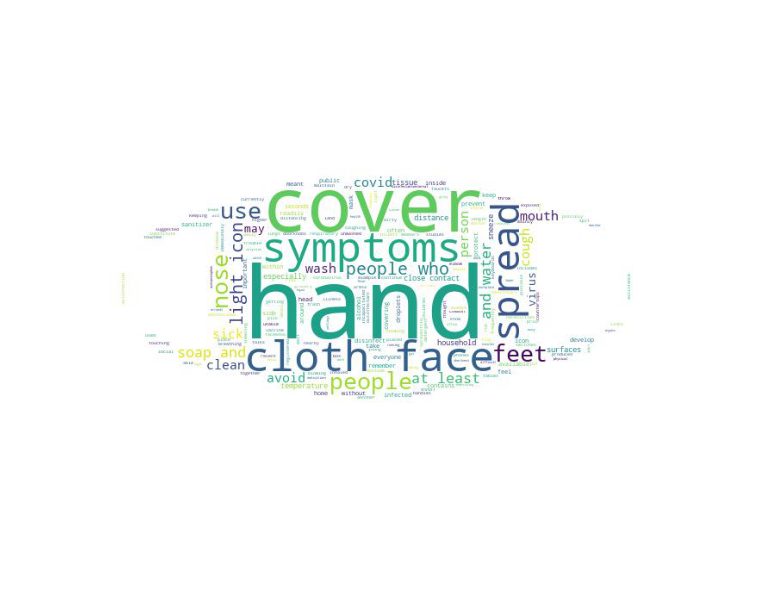
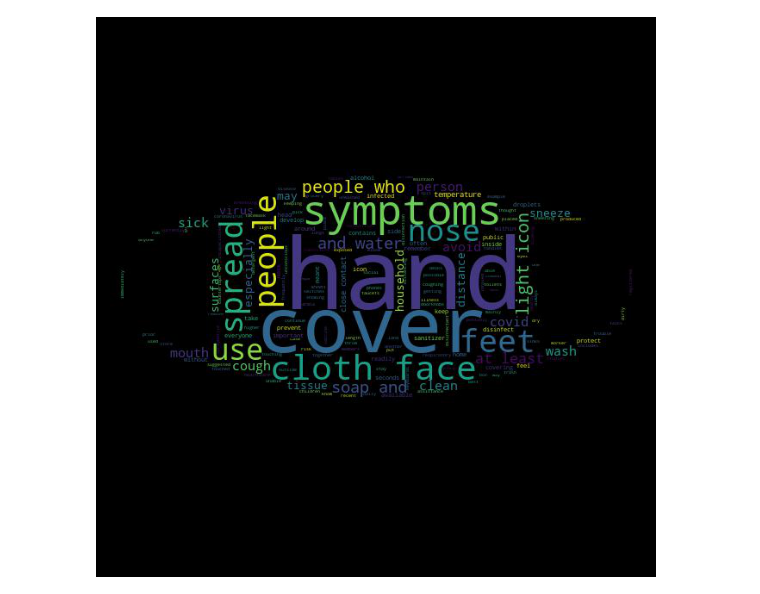
Before and after one commit to tts123/data_visualization, a Jupyter notebook: WordCloud.ipynb, the cells around one changed output. Saved outputs shown, nothing was run; the diff lists cells and outputs as text; code cells hidden in the pictures.

Commit message:
updated word cloud

```diff
--- a/WordCloud.ipynb
+++ b/WordCloud.ipynb
@@ -7,14 +9,15 @@ from IPython.display import display
 # %%
+#works for txt file
 dataset = open("protection.txt", "r").read()
 def create_word_cloud(string):
    maskArray = npy.array(Image.open("MaskBlack.jpg"))
-   cloud = WordCloud(background_color = "white", max_words = 200, mask = maskArray, stopwords = set(STOPWORDS))
+   cloud = WordCloud(background_color = "black", max_words = 200, mask = maskArray, stopwords = set(STOPWORDS))
    cloud.generate(string)
    cloud.to_file("MaskCloud.jpg")
 dataset = dataset.lower()
 create_word_cloud(dataset)
 
 path="MaskCloud.jpg"
 display(Image.open(path))
 # %% [output]
-[figure, old version]
+[figure, new version]
```
Also changed, not shown: parts of 9 cells of this notebook.
